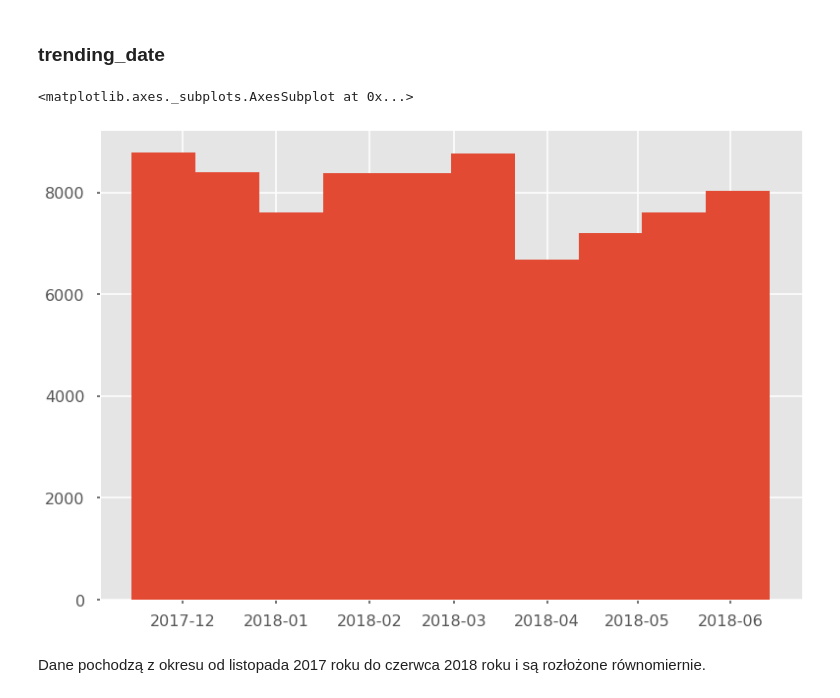
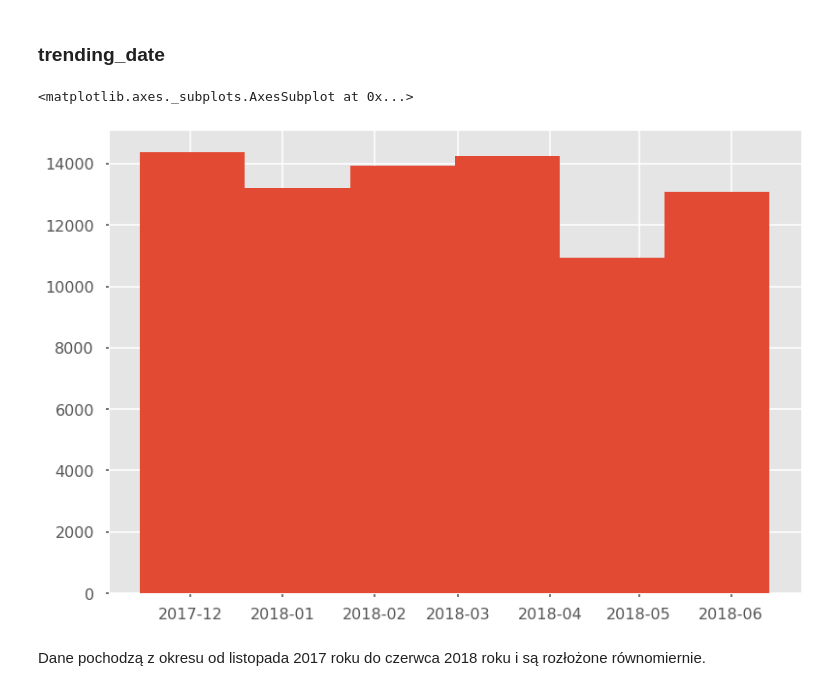
Before and after one commit to marrry/PED_YT, a Jupyter notebook: wstepne_wykresy.ipynb, the cells around one changed output. Saved outputs shown, nothing was run; the diff lists cells and outputs as text; code cells hidden in the pictures.

```diff
--- a/wstepne_wykresy.ipynb
+++ b/wstepne_wykresy.ipynb
@@ -120,10 +110,10 @@ Atrybut `video_id` jest identyfikatorem filmu w serwisie YouTube. Wśród wszyst
 # %%
 data.trending_date = pd.to_datetime(data.trending_date, format="%y.%d.%m")
 # %%
-data.trending_date.hist()
+data.trending_date.hist(bins=6)
 # %% [output]
 <matplotlib.axes._subplots.AxesSubplot at 0x...>
-[figure, old version]
+[figure, new version]
 # %% [markdown]
 Dane pochodzą z okresu od listopada 2017 roku do czerwca 2018 roku i są rozłożone równomiernie.
 # %% [markdown]
```
Also changed, not shown: parts of 6 cells of this notebook.
